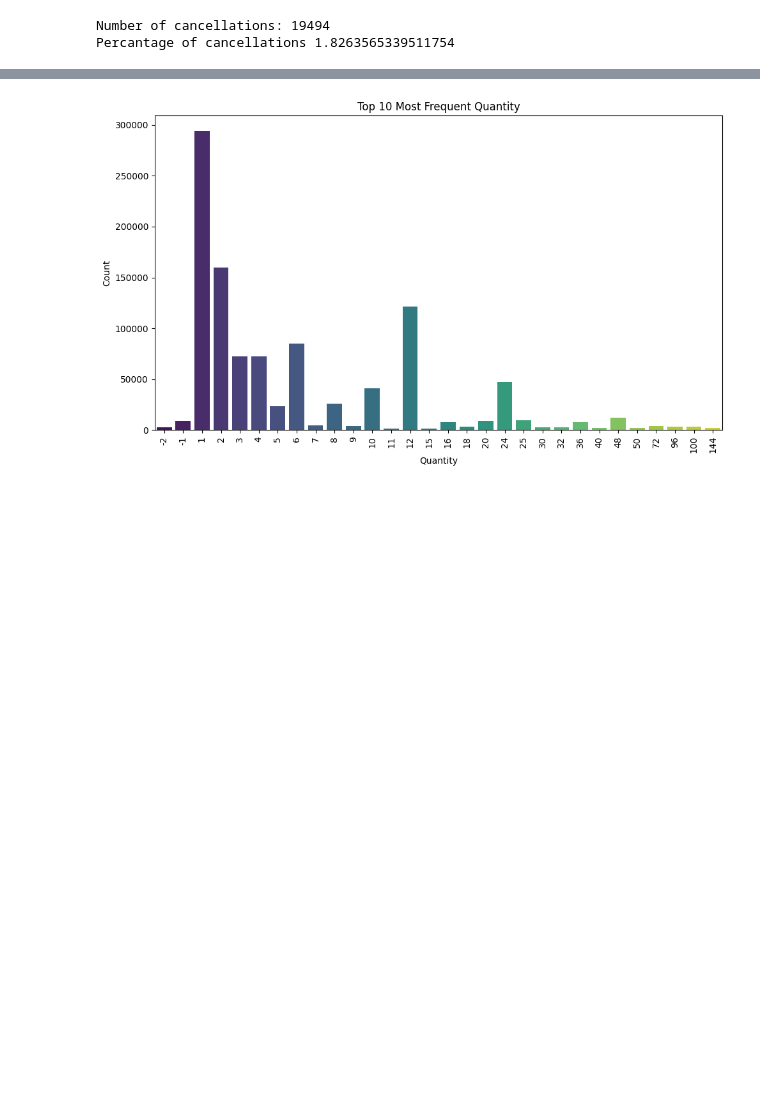
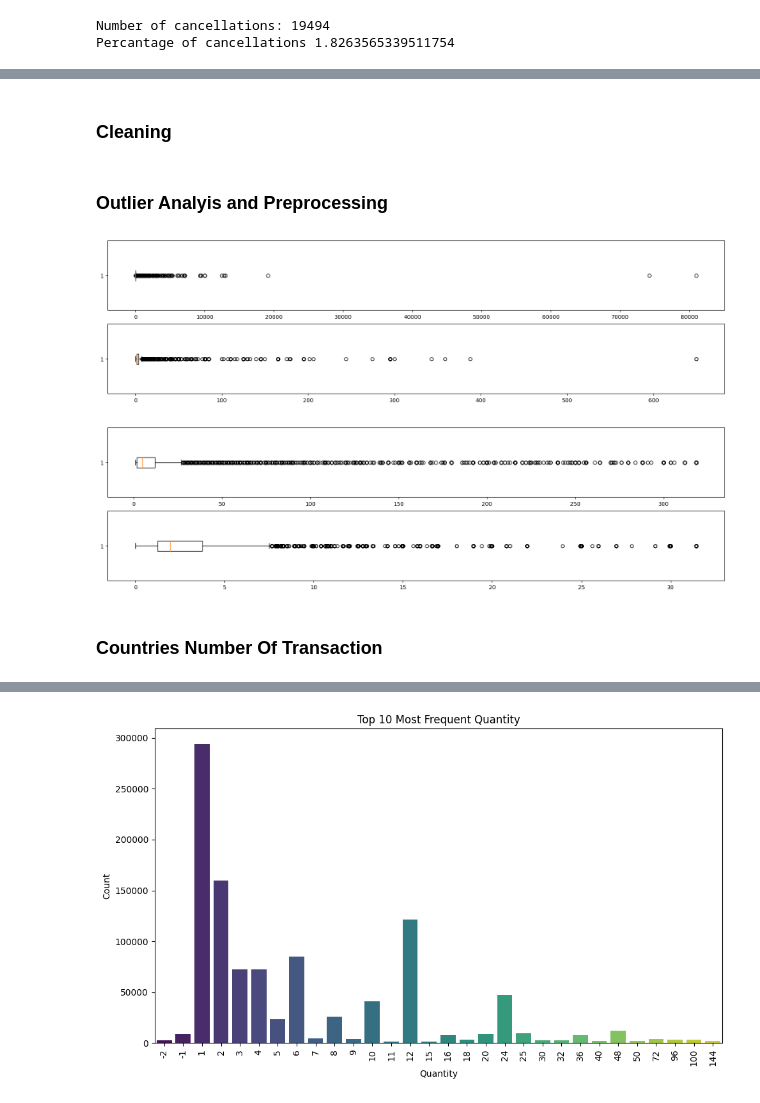
Before and after one commit to metehan41/DataMiningProject, a Jupyter notebook: Preprocessing.ipynb, the cells around one changed output, grey strips where cells are left out. Cells and saved outputs as stored; diff of their text form; code cells hidden in the pictures; blank space fills up the shorter version.

```diff
--- a/Preprocessing.ipynb
+++ b/Preprocessing.ipynb
@@ -234,0 +166,47 @@ Percantage of cancellations 1.8263565339511754
+# %% [markdown]
+### Cleaning
+# %%
+df.dropna(inplace=True)
+df = df[~df["Invoice"].str.contains("C") &
+        ~df["StockCode"].str.contains("POST") &
+        ~df["StockCode"].str.contains("M") &
+        ~df["StockCode"].str.contains("DOT", na=False) &
+         (df["Quantity"] > 0) &
+         (df["Price"] > 0)]
+# %% [markdown]
+### Outlier Analyis and Preprocessing
+# %%
+import matplotlib.pyplot as plt
+
+def outlier_thresholds(dataframe, variable):
+    quartile1 = dataframe[variable].quantile(0.01)
+    quartile3 = dataframe[variable].quantile(0.99)
+    interquantile_range = quartile3 - quartile1
+    up_limit = quartile3 + 1.5 * interquantile_range
+    low_limit = quartile1 - 1.5 * interquantile_range
+    return up_limit, low_limit
+
+def replace_with_threshold(dataframe, variable):
+    up_limit, low_limit = outlier_thresholds(dataframe, variable)
+    dataframe.loc[(dataframe[variable] < low_limit), variable] = low_limit
+    dataframe.loc[(dataframe[variable] > up_limit), variable] = up_limit
+
+f, ax = plt.subplots(2,1, figsize = (20,5))
+col_list = ["Quantity", "Price"]
+for i in range(0,2):
+    ax[i].boxplot(df[col_list[i]], vert = 0)
+plt.show()
+
+replace_with_threshold(df, "Quantity")
+replace_with_threshold(df, "Price")
+
+f, ax = plt.subplots(2,1, figsize = (20,5))
+col_list = ["Quantity", "Price"]
+for i in range(0,2):
+    ax[i].boxplot(df[col_list[i]], vert = 0)
+plt.show()
+# %% [output]
+[figure, added]
+[figure, added]
+# %% [markdown]
+### Countries Number Of Transaction
```
Also changed, not shown: parts of 13 cells of this notebook.
